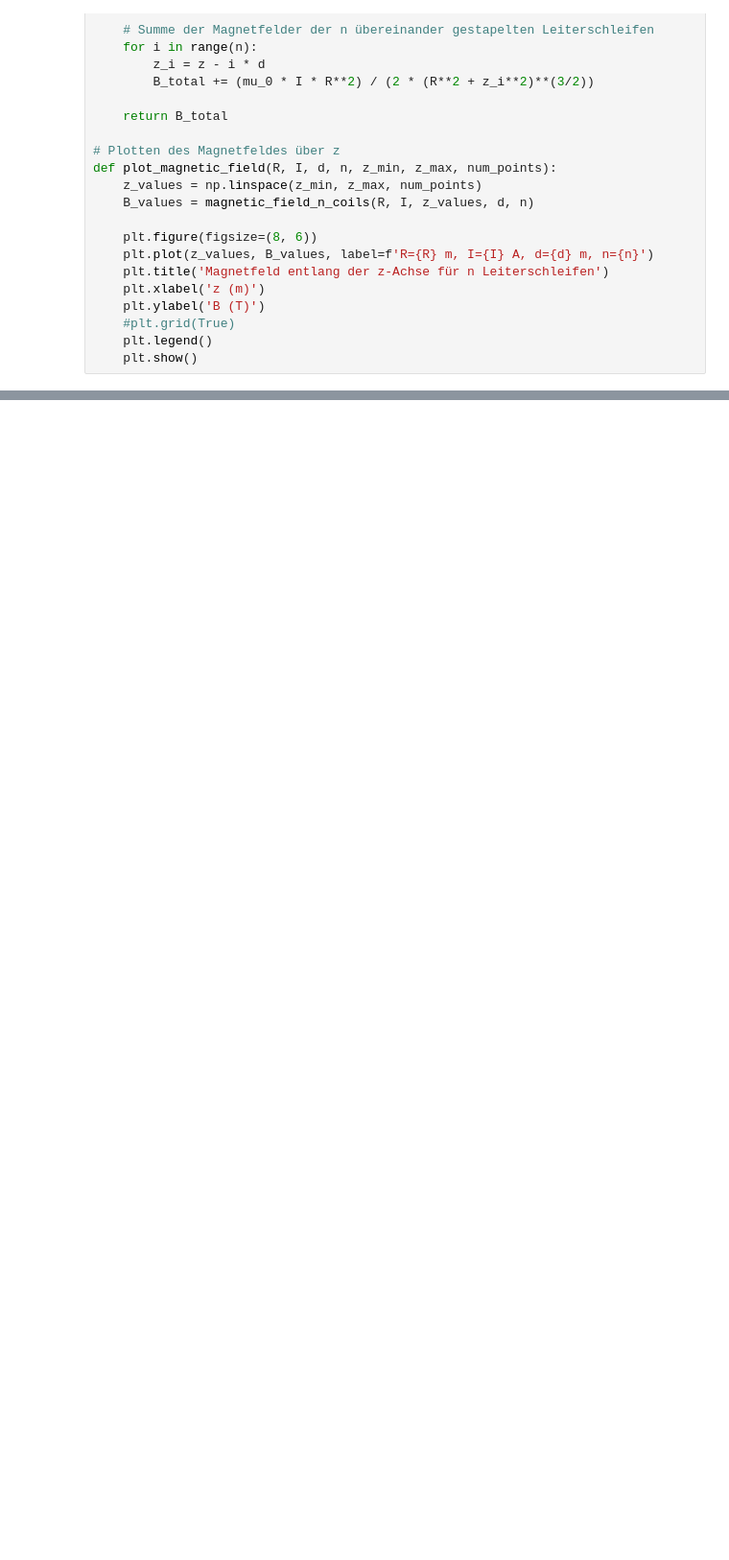
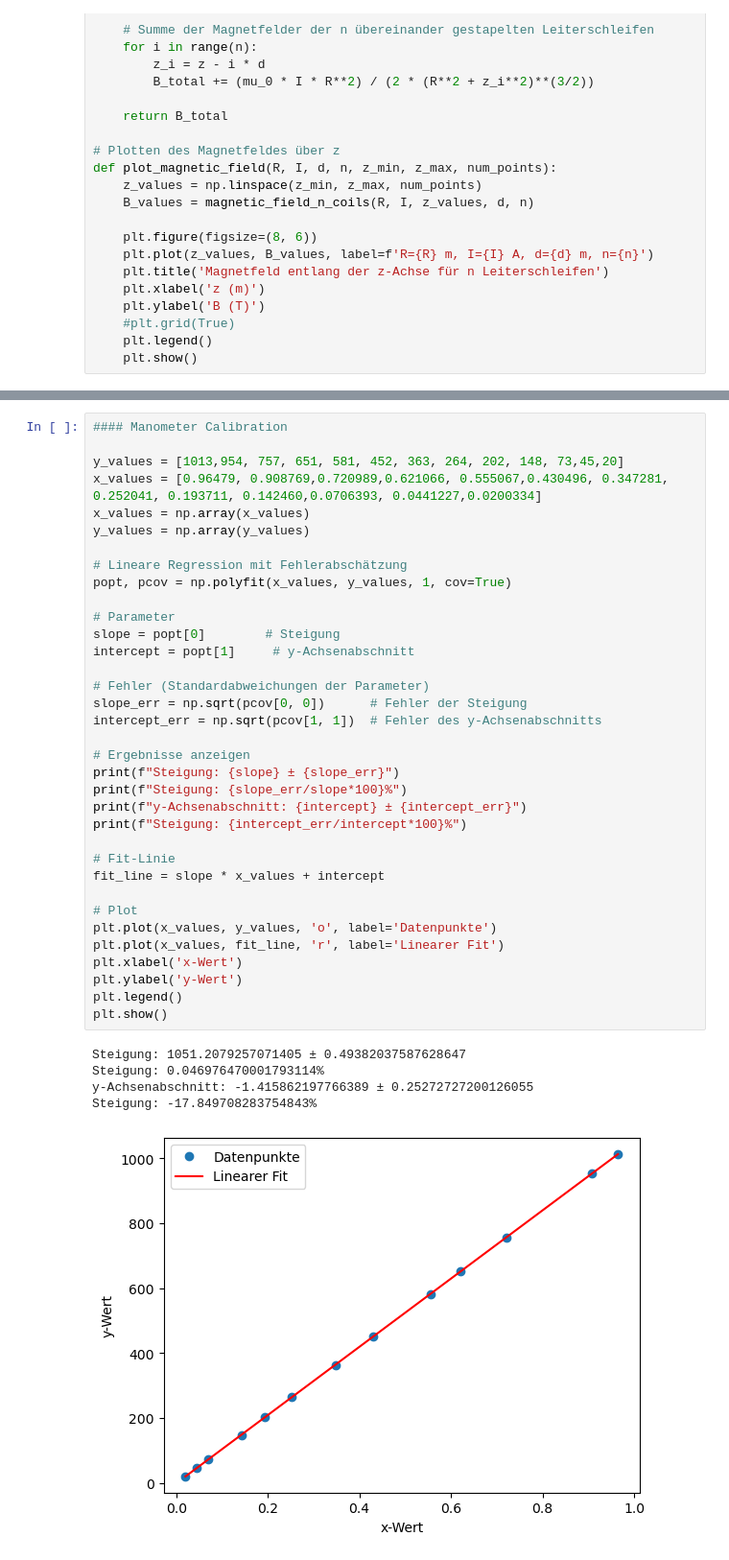
Before and after one commit to Darrenshan27/supraconductivity, a Jupyter notebook: data_processing.ipynb, the cells around one changed output, grey strips where cells are left out. Shown at 96% size. Cells and saved outputs as stored; diff of their text form; blank space fills up the shorter version.

Commit message:
preprocessing, manometer calibration

```diff
--- a/data_processing.ipynb
+++ b/data_processing.ipynb
@@ -98,0 +134,41 @@ def list_dat_files(directory):
+# %%
+#### Manometer Calibration
+
+y_values = [1013,954, 757, 651, 581, 452, 363, 264, 202, 148, 73,45,20]
+x_values = [0.96479, 0.908769,0.720989,0.621066, 0.555067,0.430496, 0.347281, 0.252041, 0.193711, 0.142460,0.0706393, 0.0441227,0.0200334]
+x_values = np.array(x_values)
+y_values = np.array(y_values)
+
+# Lineare Regression mit Fehlerabschätzung
+popt, pcov = np.polyfit(x_values, y_values, 1, cov=True)
+
+# Parameter
+slope = popt[0]        # Steigung
+intercept = popt[1]     # y-Achsenabschnitt
+
+# Fehler (Standardabweichungen der Parameter)
+slope_err = np.sqrt(pcov[0, 0])      # Fehler der Steigung
+intercept_err = np.sqrt(pcov[1, 1])  # Fehler des y-Achsenabschnitts
+
+# Ergebnisse anzeigen
+print(f"Steigung: {slope} ± {slope_err}")
+print(f"Steigung: {slope_err/slope*100}%")
+print(f"y-Achsenabschnitt: {intercept} ± {intercept_err}")
+print(f"Steigung: {intercept_err/intercept*100}%")
+
+# Fit-Linie
+fit_line = slope * x_values + intercept
+
+# Plot
+plt.plot(x_values, y_values, 'o', label='Datenpunkte')
+plt.plot(x_values, fit_line, 'r', label='Linearer Fit')
+plt.xlabel('x-Wert')
+plt.ylabel('y-Wert')
+plt.legend()
+plt.show()
+# %% [output]
+Steigung: 1051.2079257071405 ± 0.49382037587628647
+Steigung: 0.046976470001793114%
+y-Achsenabschnitt: -1.415862197766389 ± 0.25272727200126055
+Steigung: -17.849708283754843%
+[figure, added]
```
Also changed, not shown: parts of 14 cells of this notebook, 31 other files.
